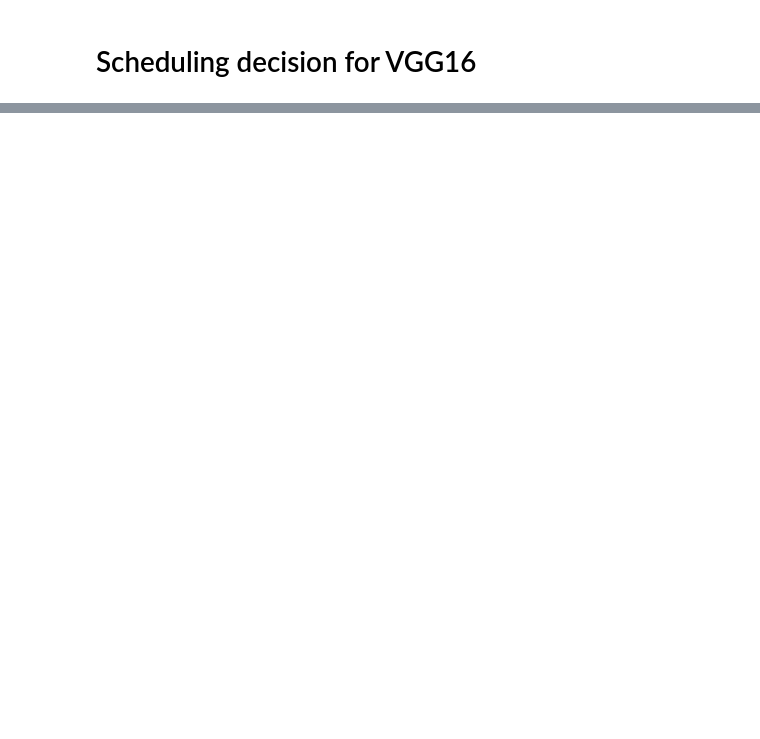
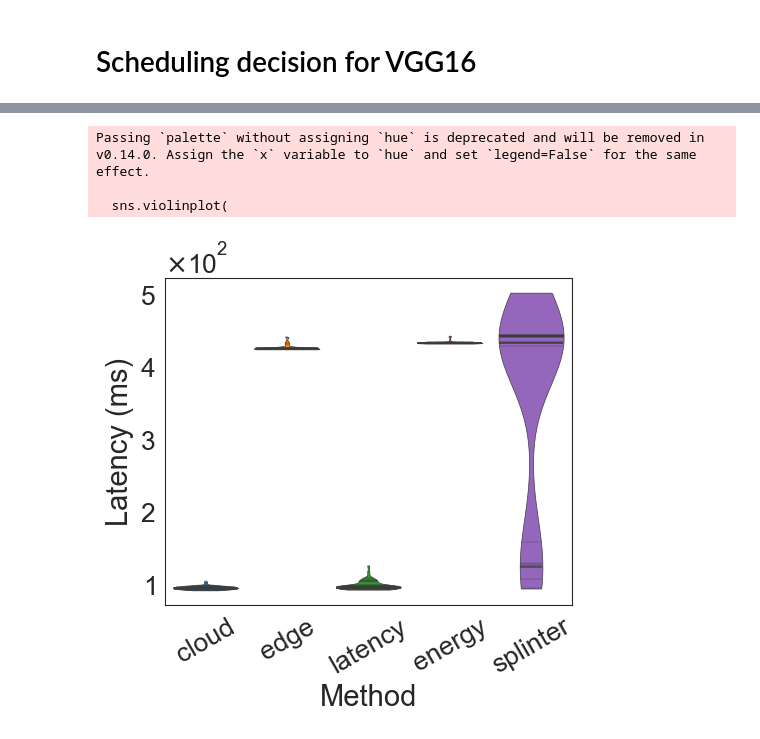
Before and after one commit to hpc-tuwien/SPLINTER, a Jupyter notebook: controller/result plots.ipynb, the cells around one changed output, grey strips where cells are left out. Cells and saved outputs as stored; diff of their text form; code cells hidden in the pictures; blank space fills up the shorter version.

```diff
--- a/controller/result plots.ipynb
+++ b/controller/result plots.ipynb
@@ -42,0 +85,53 @@ plt.show()
+# %%
+# Replace 'splinter:latency' with 'splinter' in the data
+data['strategy'] = data['strategy'].replace({'splinter:latency': 'splinter'})
+data = data[data['strategy'] != 'splinter:latency_exhaustive']
+# %%
+
+
+# Set up the figure
+fig, ax = plt.subplots(figsize=(5, 5))
+
+# Define the desired order and colors for each strategy
+strategy_order = ['cloud', 'edge', 'latency', 'energy', 'splinter']
+palette_colors = ['tab:blue', 'tab:orange', 'tab:green', 'tab:red', 'tab:purple']
+
+# Create the violin plot with the specified order and colors
+sns.violinplot(
+    x='strategy',
+    y='latency',
+    data=data,
+    ax=ax,
+    inner='stick',
+    order=strategy_order,
+    cut=0,
+    density_norm='width',
+    palette=palette_colors,
+    saturation=1,
+    linewidth=0.5,
+)
+
+# Set labels and font sizes
+ax.set_xlabel('Method', fontsize=label_font_size)
+ax.set_ylabel('Latency (ms)', fontsize=label_font_size)
+
+# Rotate x-tick labels and set font size
+for label in ax.get_xticklabels():
+    label.set_rotation(30)
+    label.set_fontsize(tick_font_size)
+
+# Set y-axis properties
+ax.tick_params(axis='y', labelsize=tick_font_size)
+ax.yaxis.set_major_formatter(ticker.ScalarFormatter(useMathText=True))
+ax.ticklabel_format(style='sci', axis='y', scilimits=(0, 0))
+ax.yaxis.get_offset_text().set_fontsize(offset_font_size)
+
+# Adjust layout and save the plot
+fig.tight_layout()
+plt.savefig('latency_vgg16.pdf', format='pdf', bbox_inches='tight')
+plt.show()
+# %% [output]
+Passing `palette` without assigning `hue` is deprecated and will be removed in v0.14.0. Assign the `x` variable to `hue` and set `legend=False` for the same effect.
+
+  sns.violinplot(
+[figure, added]
```
Also changed, not shown: parts of 9 cells of this notebook, 31 other files.
